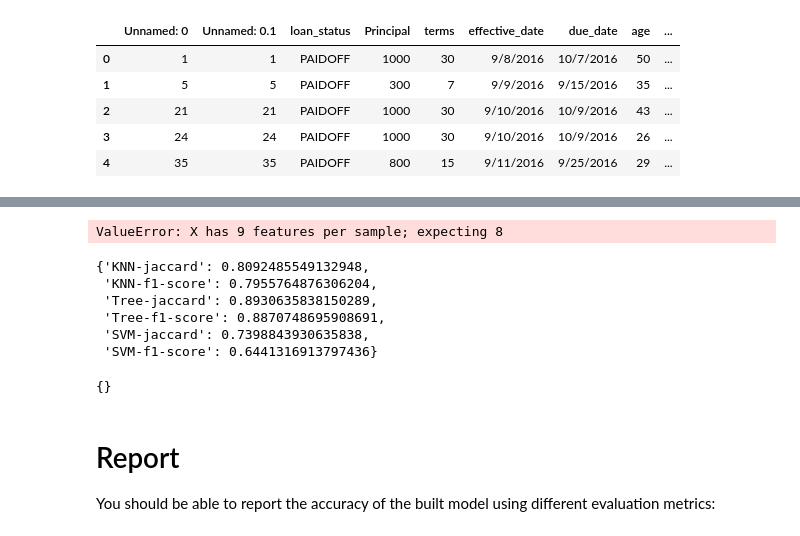
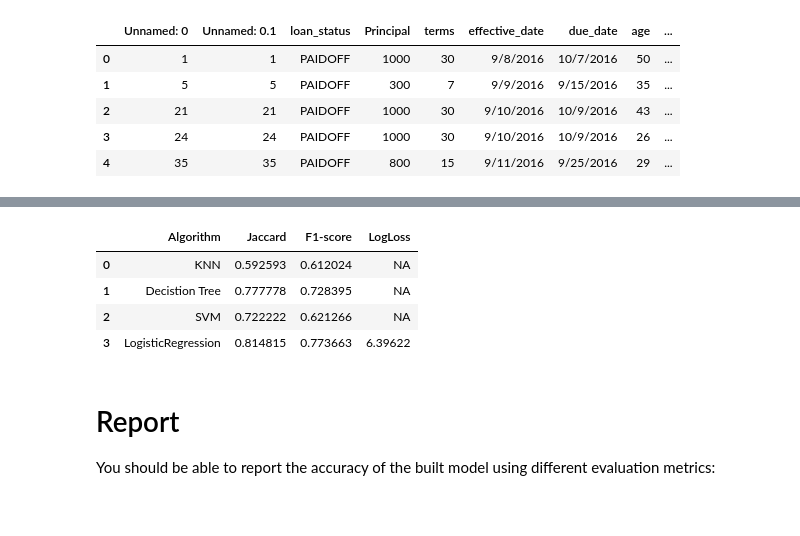
Before and after one commit to Chanchal1603/coursera-capstone-project, a Jupyter notebook: Capstone_Intro_Notebooks.ipynb, the cells around one changed output, grey strips where cells are left out. Saved outputs shown, nothing was run; the diff lists cells and outputs as text; code cells hidden in the pictures.

```diff
--- a/Capstone_Intro_Notebooks.ipynb
+++ b/Capstone_Intro_Notebooks.ipynb
@@ -446,11 +344,2 @@ trainScores
 # %% [markdown]
 # Logistic Regression
-# %%
-from sklearn.linear_model import LogisticRegression
-
-clf_log = LogisticRegression(random_state=0, solver='lbfgs',
-                         multi_class='multinomial')
-clf_log.fit(X_train, y_train)
-
-y_pred=clf_log.predict(X_train)
-y_proba=clf_log.predict_proba(X_train)
@@ -473,0 +348,8 @@ trainScores
+# %%
+
+LR = LogisticRegression(C=0.01, solver='liblinear').fit(X_train,y_train)
+yhat = LR.predict(X_valid)
+yhat_prob = LR.predict_proba(X_valid)
+
+print('jaccard:',jaccard_similarity_score(y_valid, yhat))
+print('log loss:',log_loss(y_valid, yhat_prob))
@@ -553,21 +408,0 @@ ValueError: X has 9 features per sample; expecting 8
-# %%
-log_pred=clf_log.predict(testX)
-proba=clf_log.predict_proba(testX)
-testScores['LogReg-jaccard']=jaccard_similarity_score(testy, log_pred)
-testScores['LogReg-f1-score']=f1_score(testy, log_pred, average='weighted')
-testScores['LogReg-logLoss']=log_loss(testy, proba)
-# %% [output]
-ValueError: X has 9 features per sample; expecting 8
-# %%
-trainScores
-# %% [output]
-{'KNN-jaccard': 0.8092485549132948,
- 'KNN-f1-score': 0.7955764876306204,
- 'Tree-jaccard': 0.8930635838150289,
- 'Tree-f1-score': 0.8870748695908691,
- 'SVM-jaccard': 0.7398843930635838,
- 'SVM-f1-score': 0.6441316913797436}
-# %%
-testScores
-# %% [output]
-{}
@@ -577,3 +409,37 @@ list(Feature.columns)
+# %%
+
+KNN_pred = KNN.predict(X_test)
+DT_pred = DT.predict(X_test)
+svm_pred = svm.predict(X_test)
+LR_pred = LR.predict(X_test)
+# %%
+
+jaccard_score = [jaccard_similarity_score(y_test, KNN_pred),
+                 jaccard_similarity_score(y_test, DT_pred),
+                 jaccard_similarity_score(y_test, svm_pred),
+                 jaccard_similarity_score(y_test, LR_pred)]
+
+
+F1_score = [f1_score(y_test, KNN_pred, average='weighted'),
+            f1_score(y_test, DT_pred, average='weighted'),
+            f1_score(y_test, svm_pred, average='weighted'),
+            f1_score(y_test, LR_pred, average='weighted')]
+
+LR_pred_1 = (LR_pred == 'PAIDOFF')
+y_test_1 = (y_test == 'PAIDOFF')
+Logloss_score = ['NA','NA','NA',log_loss(y_test_1, LR_pred_1)]
+
+
+df = {'Algorithm': ['KNN', 'Decistion Tree', 'SVM', 'LogisticRegression'], \
+     'Jaccard': jaccard_score, 'F1-score': F1_score, 'LogLoss': Logloss_score}
+df_final = pd.DataFrame(data=df, columns=['Algorithm', 'Jaccard', 'F1-score', 'LogLoss'], index=None)
+df_final
+# %% [output]
+|  | Algorithm | Jaccard | F1-score | LogLoss |
+| 0 | KNN | 0.592593 | 0.612024 | NA |
+| 1 | Decistion Tree | 0.777778 | 0.728395 | NA |
+| 2 | SVM | 0.722222 | 0.621266 | NA |
+| 3 | LogisticRegression | 0.814815 | 0.773663 | 6.39622 |
 # %% [markdown]
 # Report
 You should be able to report the accuracy of the built model using different evaluation metrics:
```
Also changed, not shown: parts of 45 cells of this notebook.
